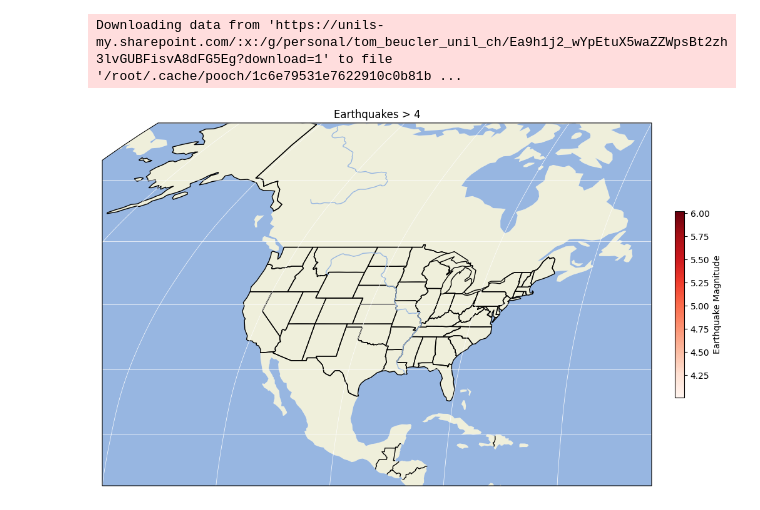
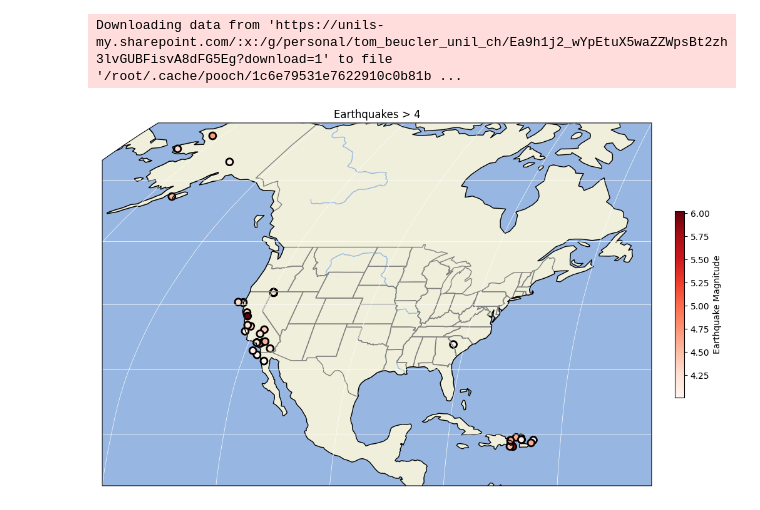
Before and after one commit to Celestin02/2024_Intro_Python, a Jupyter notebook: W2_S2.ipynb, the cells around one changed output. Saved outputs shown, nothing was run; the diff lists cells and outputs as text; code cells hidden in the pictures.

```diff
--- a/W2_S2.ipynb
+++ b/W2_S2.ipynb
@@ -259,28 +259,28 @@ usgs_2014_large = usgs_2014_nonan[usgs_2014_nonan['mag']>4]
 # %%
 fig,ax = plt.subplots(1,1,figsize=(12, 12),subplot_kw={'projection': ccrs.Robinson()})
 # The rest doesn't change:
 ax.set_extent([-140, -60, 12,70], ccrs.PlateCarree())
 
 ######################################################################################################################################################
 # Add Land, Ocean, Rivers, and State Lines
 # Hint: Land linewidth = 3; States: edgecolor='gray',linewidth=1.25; lakes/ocean/rivers: no change
 # Hint: https://matplotlib.org/stable/gallery/color/named_colors.html for the names of the colors available
 ######################################################################################################################################################
-ax.add_feature(cartopy.feature.STATES, edgecolor='black',linewidths=1)
 ax.add_feature(cartopy.feature.LAND)
 ax.add_feature(cartopy.feature.OCEAN)
 ax.add_feature(cartopy.feature.RIVERS)
-ax.add_feature(cartopy.feature.BORDERS,edgecolor='black',linewidth=1)
+ax.add_feature(cartopy.feature.STATES, edgecolor='gray',linewidths=1)
+ax.add_feature(cartopy.feature.COASTLINE,edgecolor='black',linewidth=1)
 ax.gridlines(lw=0.5,color='white')
 
 ######################################################################################################################################################
 # Add Scatter points for earthquake data
 # Hint: usgs_2014_large['longitude'] to access logitude data, usgs_2014_large['latitude'] to access latitude data, usgs_2014_large['mag'] to access Earthquake magnitudes
 # Hint: https://matplotlib.org/stable/gallery/color/named_colors.html for the names of the colors available
 ######################################################################################################################################################
-cmap = ax.scatter(usgs_2014_large['latitude'],usgs_2014_large['longitude'],s=62,c=usgs_2014_large['mag'],marker='o',cmap='Reds',edgecolors='black',linewidths=2,transform=ccrs.PlateCarree())
+cmap = ax.scatter(usgs_2014_large['longitude'],usgs_2014_large['latitude'],s=62,c=usgs_2014_large['mag'],marker='o',cmap='Reds',edgecolors='black',linewidths=2,transform=ccrs.PlateCarree())
 plt.colorbar(cmap,ax=ax,fraction=0.016, pad=0.04,label='Earthquake Magnitude')
 ax.set_title('Earthquakes > 4')
 plt.show()
 # %% [output]
-[figure, old version]
+[figure, new version]
```
Also changed, not shown: parts of 1 cell of this notebook.
